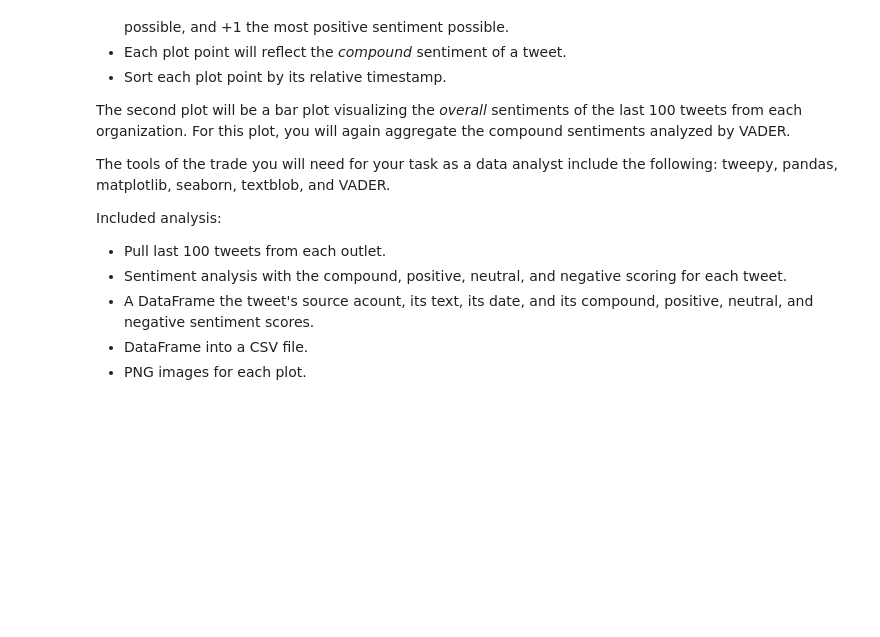
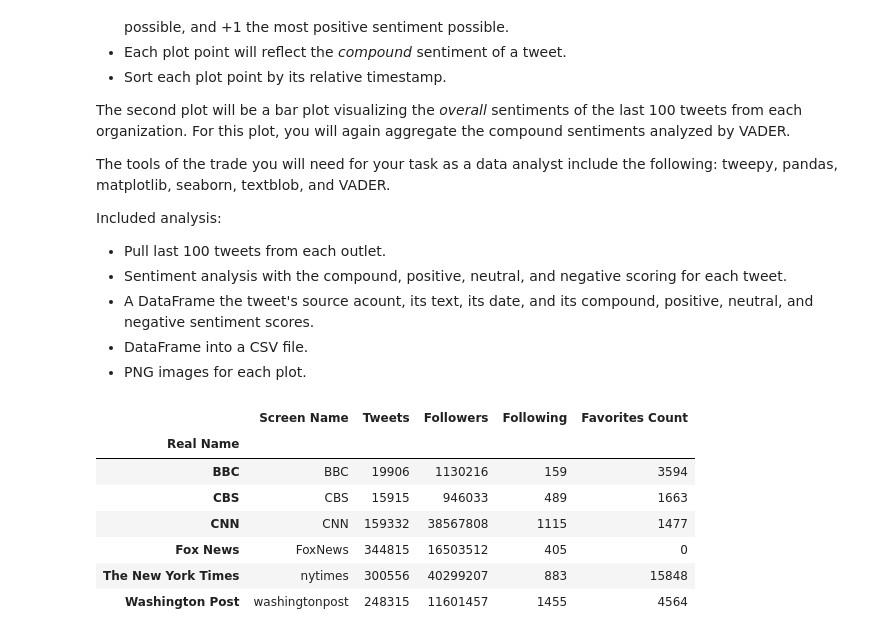
Before and after one commit to aerwemi/News-Mood-Sentiment-Analysis.Python, a Jupyter notebook: News Mood Sentiment Analysis -Python.ipynb, the cells around one changed output. Saved outputs shown, nothing was run; the diff lists cells and outputs as text; code cells hidden in the pictures; blank space fills up the shorter version.

```diff
--- a/News Mood Sentiment Analysis -Python.ipynb
+++ b/News Mood Sentiment Analysis -Python.ipynb
@@ -44,0 +55,40 @@ api = tweepy.API(auth, parser=tweepy.parsers.JSONParser())
+# %%
+# Iterate through DataFrame
+for index, row in popular_news.iterrows():
+    try:
+        # Grab the username
+        target_user = row["Screen Name"]
+        # print(target_user)
+
+        # Use the username with the Twitter API get_user
+        user_account = api.get_user(target_user)
+        user_real_name = user_account["name"]
+
+        # Get the specific column data
+        user_tweets = user_account["statuses_count"]
+        user_followers = user_account["followers_count"]
+        user_following = user_account["friends_count"]
+        user_favorites = user_account["favourites_count"]
+
+        # Replace the row information for each
+        popular_news.set_value(index, "Real Name", user_real_name)
+        popular_news.set_value(index, "Tweets", user_tweets)
+        popular_news.set_value(index, "Followers", user_followers)
+        popular_news.set_value(index, "Following", user_following)
+        popular_news.set_value(index, "Favorites Count", user_favorites)
+
+    except tweepy.TweepError as e:
+        print(e)
+
+#set index with Real Name for nice ploting
+popular_news.set_index('Real Name', inplace=True)
+popular_news
+# %% [output]
+|  | Screen Name | Tweets | Followers | Following | Favorites Count |
+| Real Name |  |  |  |  |  |
+| BBC | BBC | 19906 | 1130216 | 159 | 3594 |
+| CBS | CBS | 15915 | 946033 | 489 | 1663 |
+| CNN | CNN | 159332 | 38567808 | 1115 | 1477 |
+| Fox News | FoxNews | 344815 | 16503512 | 405 | 0 |
+| The New York Times | nytimes | 300556 | 40299207 | 883 | 15848 |
+| Washington Post | washingtonpost | 248315 | 11601457 | 1455 | 4564 |
```
Also changed, not shown: parts of 4 cells of this notebook.
